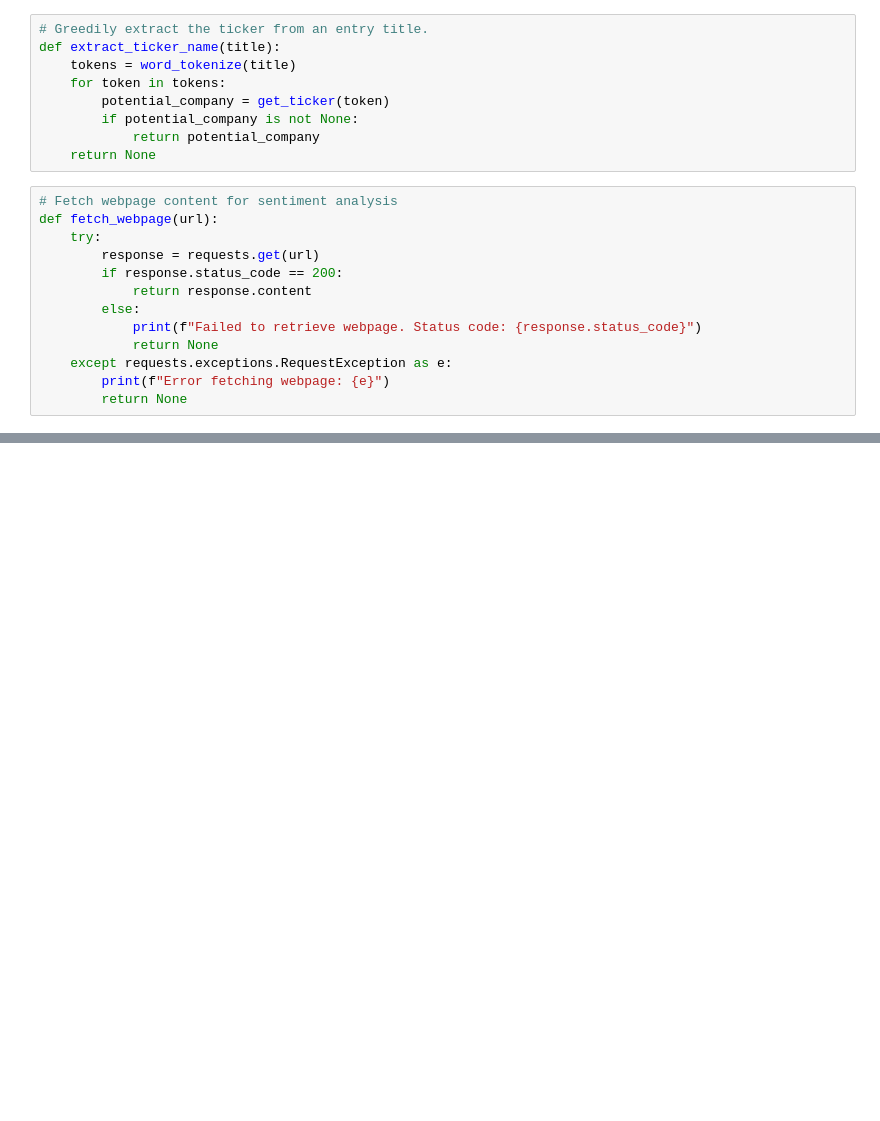
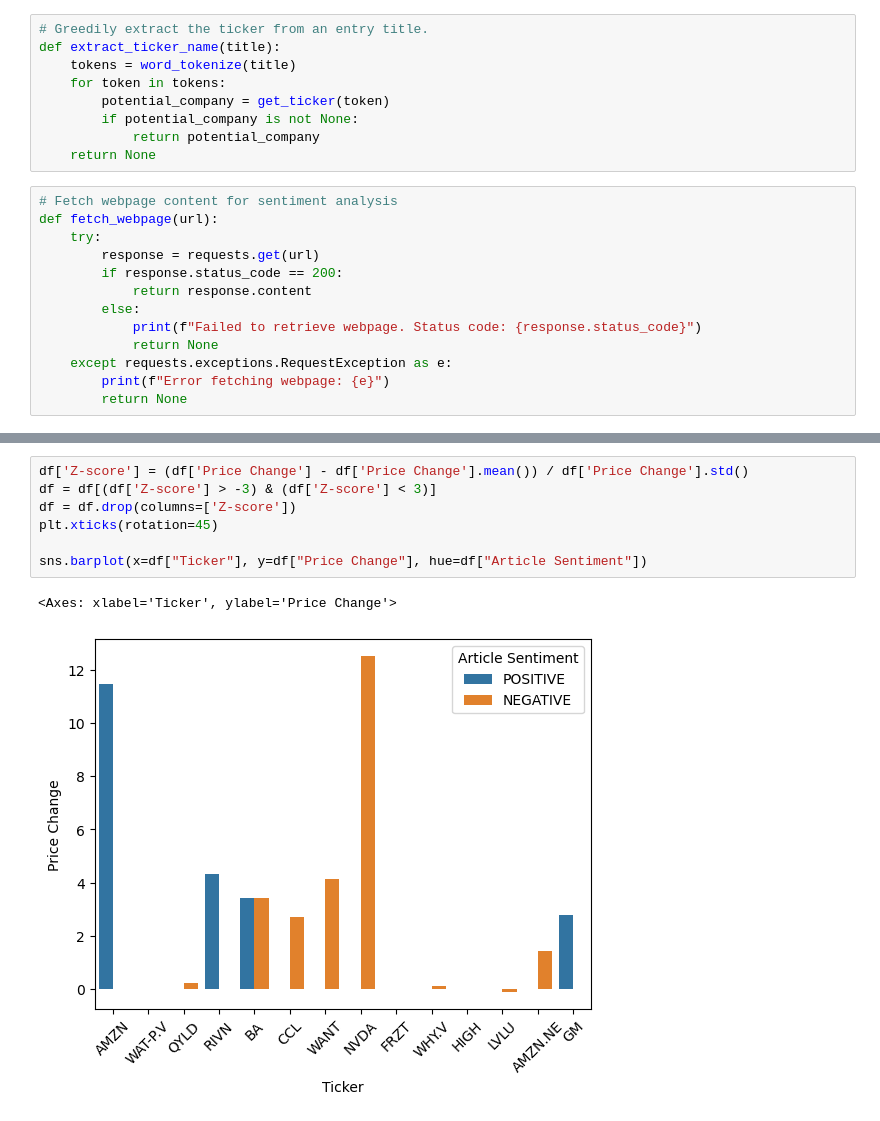
Before and after one commit to OperationalGeometry/StockSentimentAnalysis, a Jupyter notebook: pipeline.ipynb, the cells around one changed output, grey strips where cells are left out. Drawn from its saved outputs; the diff is of its cells as text; blank space fills up the shorter version.

Commit message:
Added bar graph

```diff
--- a/pipeline.ipynb
+++ b/pipeline.ipynb
@@ -133,0 +175,10 @@ DE000SLA4SG4.SG: Period '1mo' is invalid, must be one of ['1d', '5d']
+# %%
+df['Z-score'] = (df['Price Change'] - df['Price Change'].mean()) / df['Price Change'].std()
+df = df[(df['Z-score'] > -3) & (df['Z-score'] < 3)]
+df = df.drop(columns=['Z-score'])
+plt.xticks(rotation=45)
+
+sns.barplot(x=df["Ticker"], y=df["Price Change"], hue=df["Article Sentiment"])
+# %% [output]
+<Axes: xlabel='Ticker', ylabel='Price Change'>
+[figure, added]
```
Also changed, not shown: parts of 3 cells of this notebook.
